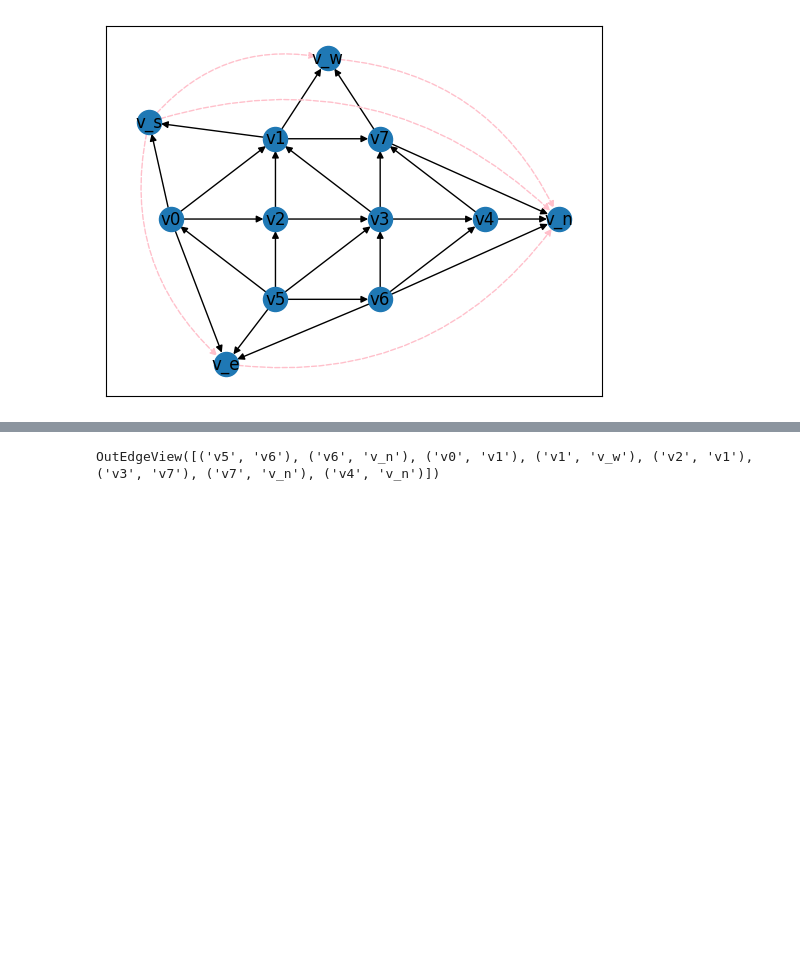
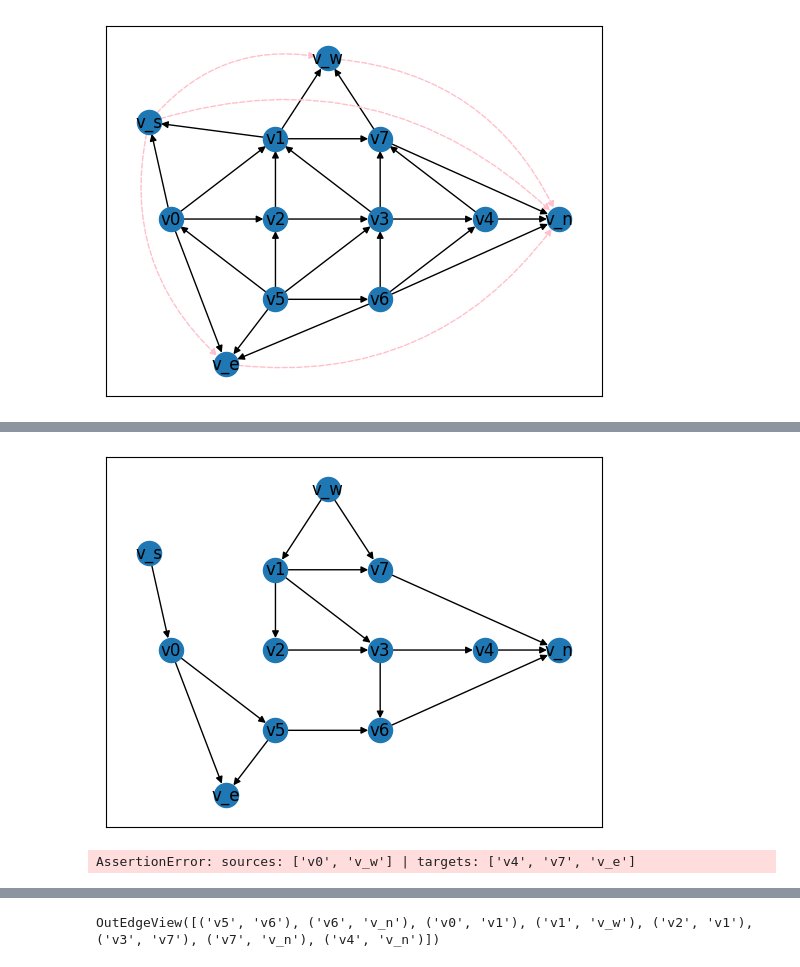
Before and after one commit to juliet29/graph2plan, a Jupyter notebook: notebooks/03_1_draw_four_complete.ipynb, the cells around one changed output, grey strips where cells are left out. Cells and saved outputs as stored; diff of their text form; code cells hidden in the pictures; blank space fills up the shorter version.

```diff
--- a/notebooks/03_1_draw_four_complete.ipynb
+++ b/notebooks/03_1_draw_four_complete.ipynb
@@ -29,0 +74,8 @@ g = test_rel()
+# %%
+nx.draw_networkx(T2, G_c.full_pos)
+# %% [output]
+[figure, added]
+# %%
+check_is_source_target_graph(T2)
+# %% [output]
+AssertionError: sources: ['v0', 'v_w'] | targets: ['v4', 'v7', 'v_e']
```
Also changed, not shown: parts of 20 cells of this notebook, 7 other files.
